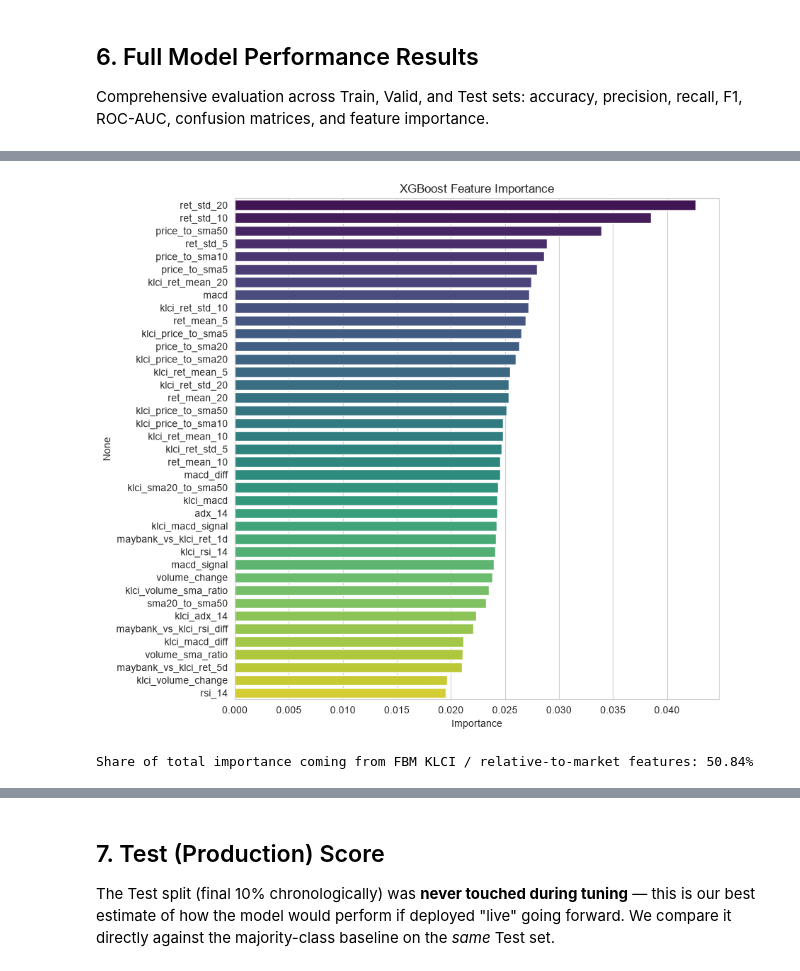
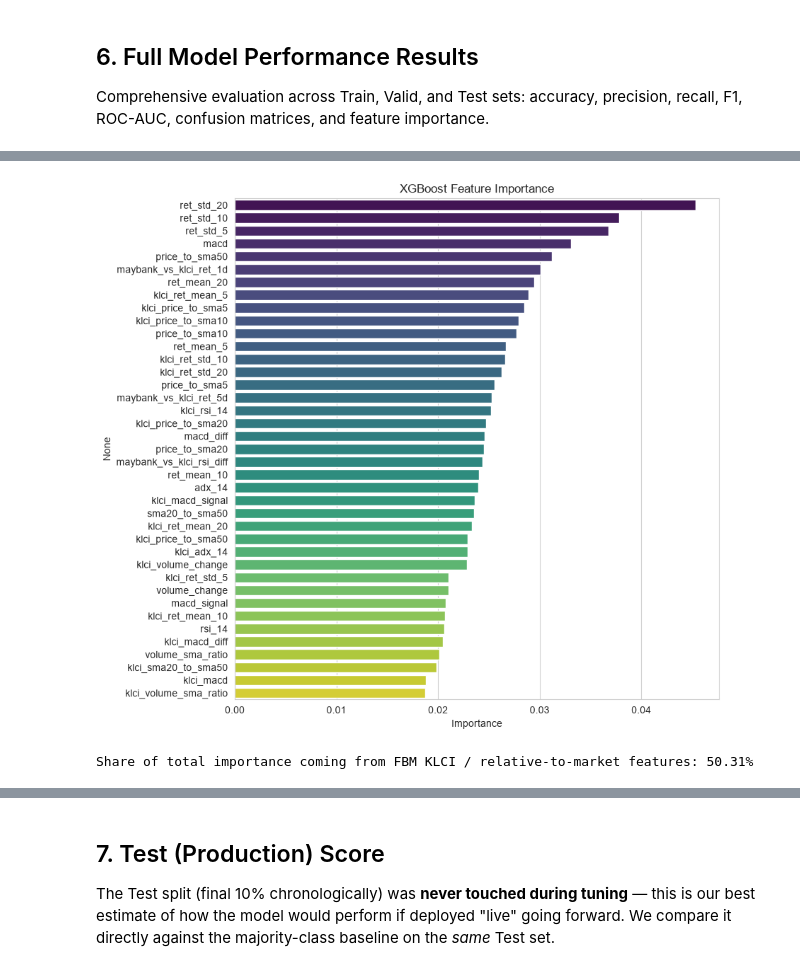
Before and after one commit to kyle-bdvl/PutraTradeML, a Jupyter notebook: notebooks/maybank_xgboost_prediction_multiclassifier.ipynb, the cells around one changed output, grey strips where cells are left out. Drawn from its saved outputs; the diff is of its cells as text; code cells hidden in the pictures.

```diff
--- a/notebooks/maybank_xgboost_prediction_multiclassifier.ipynb
+++ b/notebooks/maybank_xgboost_prediction_multiclassifier.ipynb
@@ -397,6 +449,9 @@ for i, params in enumerate(all_combos):
         subsample=params["subsample"],
         colsample_bytree=params["colsample_bytree"],
         min_child_weight=params["min_child_weight"],
+        gamma=params["gamma"],
+        reg_alpha=0.5,
+        reg_lambda=2.0,
         eval_metric="mlogloss",
         early_stopping_rounds=EARLY_STOPPING_ROUNDS,
         random_state=RANDOM_STATE,
@@ -405,15 +460,23 @@ for i, params in enumerate(all_combos):
 
     model.fit(
         X_train, y_train,
+        sample_weight=sample_weights_train,
         eval_set=[(X_valid, y_valid)],
+        sample_weight_eval_set=[sample_weights_valid],
         verbose=False,
     )
 
     valid_pred = model.predict(X_valid)
-    valid_f1  = f1_score(y_valid, valid_pred, average="macro")
-    best_iter  = model.best_iteration if hasattr(model, "best_iteration") else model.n_estimators
+    valid_f1   = f1_score(y_valid, valid_pred, average="macro", zero_division=0)
+    valid_acc  = accuracy_score(y_valid, valid_pred)
+    best_iter  = model.best_iteration if hasattr(model, "best_iteration") and model.best_iteration is not None else model.n_estimators
 
-    results_log.append({**params, "best_n_estimators": best_iter, "valid_f1_score": valid_f1})
+    results_log.append({
+        **params,
+        "best_n_estimators": best_iter,
+        "valid_f1_score": valid_f1,
+        "valid_accuracy": valid_acc,
+    })
 
     if valid_f1 > best_score:
         best_score = valid_f1
@@ -421,11 +484,11 @@ for i, params in enumerate(all_combos):
         best_params = params
         best_n_estimators = best_iter
 
-    if (i + 1) % 10 == 0 or (i + 1) == len(all_combos):
-        print(f"[{i+1}/{len(all_combos)}] tried -> current best valid f1_score: {best_score:.4f}")
+    if (i + 1) % 12 == 0 or (i + 1) == len(all_combos):
+        print(f"[{i+1}/{len(all_combos)}] tried -> current best valid macro F1: {best_score:.4f}")
 
 print("\n" + "="*60)
-print("BEST HYPERPARAMETERS FOUND (by validation f1_score)")
+print("BEST HYPERPARAMETERS FOUND (by validation macro F1)")
 print("="*60)
 for k, v in best_params.items():
     print(f"  {k:>18}: {v}")
@@ -480,11 +548,14 @@ final_model = XGBClassifier(
     subsample=best_params["subsample"],
     colsample_bytree=best_params["colsample_bytree"],
     min_child_weight=best_params["min_child_weight"],
+    gamma=best_params.get("gamma", 0.1),
+    reg_alpha=0.5,
+    reg_lambda=2.0,
     eval_metric="mlogloss",
     random_state=RANDOM_STATE,
     n_jobs=-1,
 )
 
-final_model.fit(X_train, y_train)
-print("Final model trained with tuned hyperparameters.")
+final_model.fit(X_train, y_train, sample_weight=sample_weights_train)
+print("Final model trained with tuned hyperparameters and balanced sample weights.")
 # %% [output]
@@ -592,19 +714,25 @@ weighted avg       0.52      0.53      0.41       402
 # %%
 # Feature importance — which signals (Maybank technicals vs KLCI market-context) matter most
-importance = pd.Series(final_model.feature_importances_, index=feature_cols).sort_values(ascending=False)
+importance = pd.Series(
+    final_model.feature_importances_, index=feature_cols
+).sort_values(ascending=False)
 
 plt.figure(figsize=(9, 8))
 sns.barplot(x=importance.values, y=importance.index, palette="viridis")
 plt.title("XGBoost Feature Importance")
 plt.xlabel("Importance")
 plt.tight_layout()
 plt.show()
 
-klci_importance_share = importance[[c for c in importance.index if c.startswith("klci_") or "vs_klci" in c]].sum()
-print(f"\nShare of total importance coming from FBM KLCI / relative-to-market features: {klci_importance_share / importance.sum():.2%}")
+klci_importance_share = importance[
+    [c for c in importance.index if c.startswith("klci_") or "vs_klci" in c]
+].sum()
+print(
+    f"\nShare of total importance coming from FBM KLCI / relative-to-market features: {klci_importance_share / importance.sum():.2%}"
+)
 # %% [output]
-[figure, old version]
+[figure, new version]
-Share of total importance coming from FBM KLCI / relative-to-market features: 50.84%
+Share of total importance coming from FBM KLCI / relative-to-market features: 50.31%
 # %%
 # One-vs-Rest ROC curves (one per class) on the Test (production) set — with 3 classes there is
 # no single ROC curve, so we plot each class against "everything else" and report its own AUC.
```
Also changed, not shown: parts of 26 cells of this notebook.
